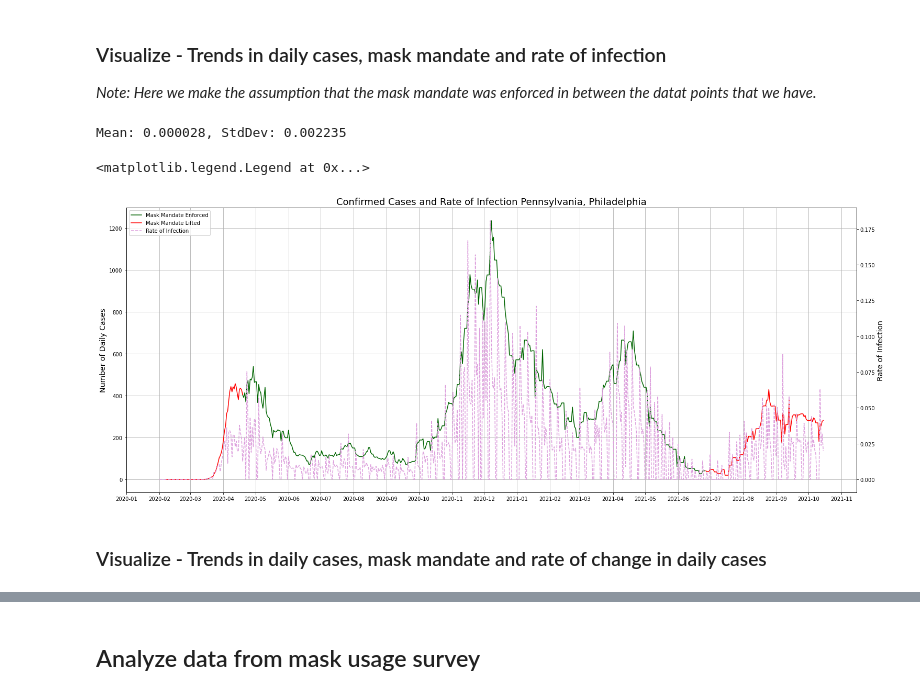
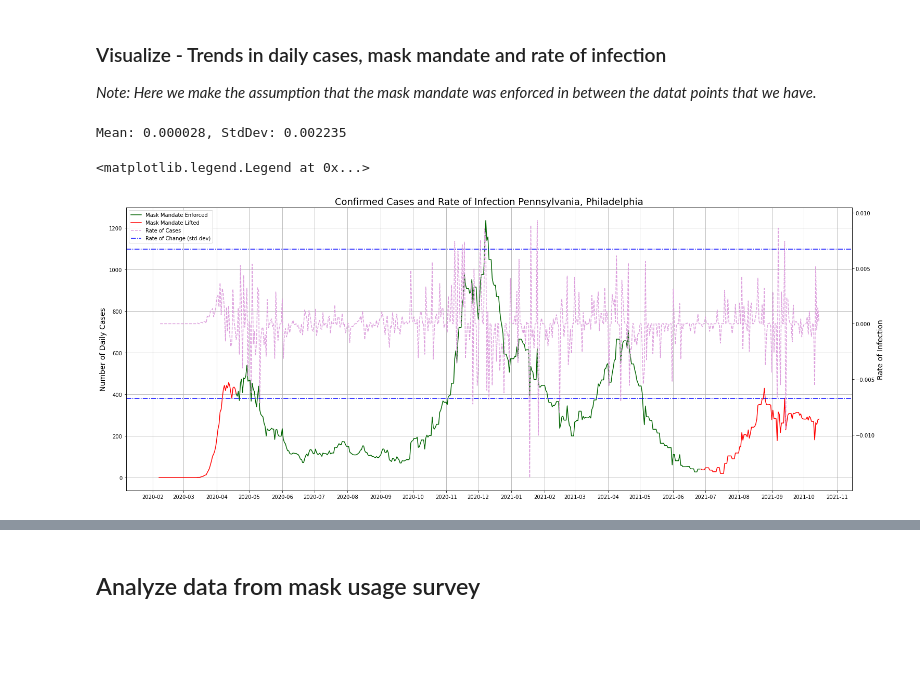
Before and after one commit to sharma-apoorv/data-512-project, a Jupyter notebook: src/A4-Common-Analysis.ipynb, the cells around one changed output, grey strips where cells are left out. Saved outputs shown, nothing was run; the diff lists cells and outputs as text; code cells hidden in the pictures; blank space fills up the shorter version.

```diff
--- a/src/A4-Common-Analysis.ipynb
+++ b/src/A4-Common-Analysis.ipynb
@@ -355,13 +360,13 @@ philly_combined_df = philly_combined_df[
 # Based on the above visualization we can MANUALLY extract the start and end of the mask mandate
 MANDATE_DATE_END = datetime.datetime(2021, 6, 27)
 MANDATE_DATE_START = datetime.datetime(2020, 4, 19)
-# %%
-case_rate_mean = philly_combined_df['Rate of Cases'].mean()
-case_rate_std = philly_combined_df['Rate of Cases'].std()
-
-print(f'Mean: {case_rate_mean:.6f}, StdDev: {case_rate_std:.6f}')
-# %% [output]
-Mean: 0.000028, StdDev: 0.002235
+# %%
+case_rate_mean = philly_combined_df['Rate of Cases'].mean()
+case_rate_std = philly_combined_df['Rate of Cases'].std()
+
+print(f'Mean: {case_rate_mean:.6f}, StdDev: {case_rate_std:.6f}')
+# %% [output]
+Mean: 0.000028, StdDev: 0.002235
 # %%
 # Cut the df so that we can get different colored lines for pre/during/post mask mandates
 mask_enforced_philly_combined_df = philly_combined_df.loc[(philly_combined_df['Date'] >= MANDATE_DATE_START) & (philly_combined_df['Date'] < MANDATE_DATE_END)]
@@ -376,38 +381,36 @@ ax2 = ax.twinx()
 ax.plot('Date', 'Cases Moving Average', 'darkgreen', data=mask_enforced_philly_combined_df, label='Mask Mandate Enforced')
 ax.plot('Date', 'Cases Moving Average', 'r', data=pre_mask_enforced_philly_combined_df, label='Mask Mandate Lifted')
 ax.plot('Date', 'Cases Moving Average', 'r', data=post_mask_enforced_philly_combined_df, label='')
-ax2.plot('Date', 'Rate of Daily Infection', color='plum', ls='--', data=philly_combined_df, label='Rate of Infection')
-# ax2.plot('Date', 'Rate of Cases', color='plum', ls='--', data=philly_combined_df, label='Rate of Cases')
+# ax2.plot('Date', 'Rate of Daily Infection', color='plum', ls='--', data=philly_combined_df, label='Rate of Infection')
+ax2.plot('Date', 'Rate of Cases', color='plum', ls='--', data=philly_combined_df, label='Rate of Cases')
 
-# ax2.axhline(y=3*case_rate_std, color='b', linestyle='dashdot', label='Rate of Change (std-dev)')
-# ax2.axhline(y=-3*case_rate_std, color='b', linestyle='dashdot')
+ax2.axhline(y=3*case_rate_std, color='b', linestyle='dashdot', label='Rate of Change (std-dev)')
+ax2.axhline(y=-3*case_rate_std, color='b', linestyle='dashdot')
 
 # format the x-ticks
 years = mdates.YearLocator()   # every year
 months = mdates.MonthLocator()  # every month
 yearsFmt = mdates.DateFormatter('%Y-%m')
 
 ax.xaxis.set_major_locator(months)
 ax.xaxis.set_major_formatter(yearsFmt)
 
 # Add title and axis names
 plt.title(f'Confirmed Cases and Rate of Infection {STATE_NAME}, {COUNTY_NAME}', fontsize=18)
 plt.xlabel('Date', fontsize=14)
 ax.set_ylabel('Number of Daily Cases', fontsize=14)
 ax2.set_ylabel('Rate of Infection', fontsize=14)
 
 ax.grid()
 
 # Add legend for both the axes
 lines_1, labels_1 = ax.get_legend_handles_labels()
 lines_2, labels_2 = ax2.get_legend_handles_labels()
 
 lines = lines_1 + lines_2
 labels = labels_1 + labels_2
 
 ax.legend(lines, labels, loc=2)
 # %% [output]
 <matplotlib.legend.Legend at 0x...>
-[figure, old version]
+[figure, new version]
-# %% [markdown]
-### Visualize - Trends in daily cases, mask mandate and rate of change in daily cases
```
Also changed, not shown: parts of 5 cells of this notebook.
